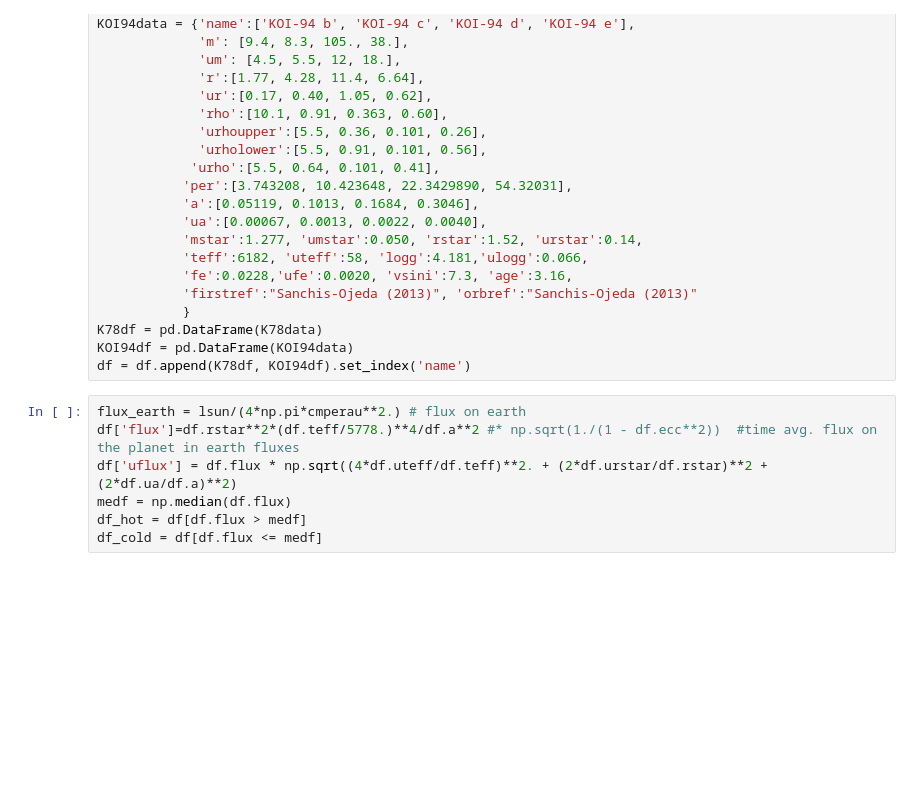
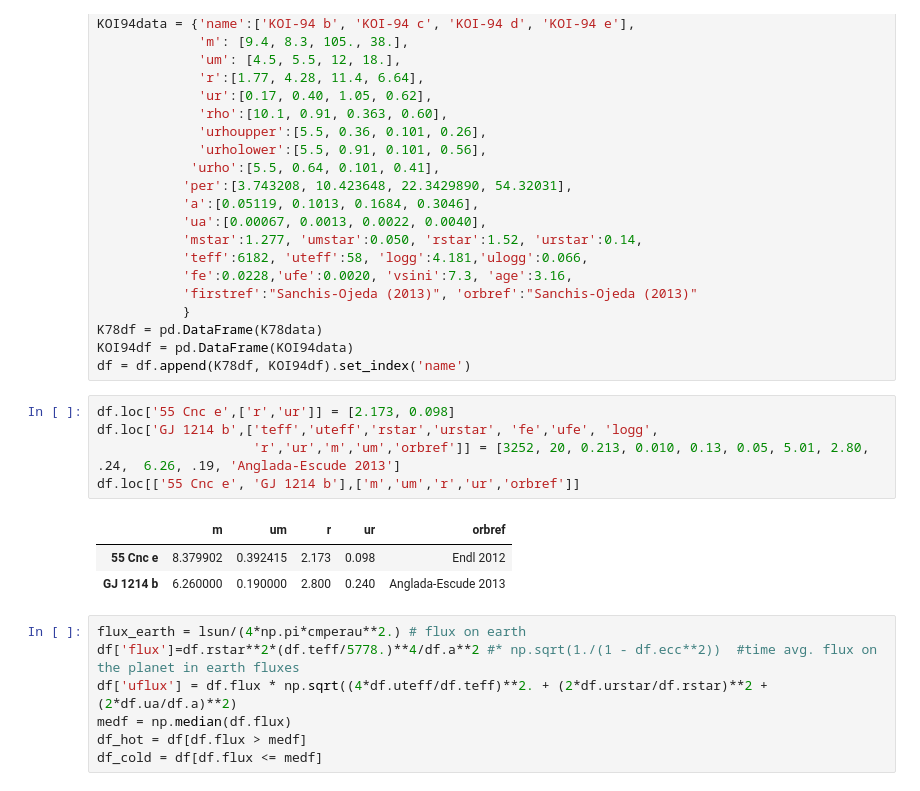
Before and after one commit to sealauren/mrf, a Jupyter notebook: write_exoplanet_table.ipynb, the cells around one changed output. Saved outputs shown, nothing was run; the diff lists cells and outputs as text; blank space fills up the shorter version.

```diff
--- a/write_exoplanet_table.ipynb
+++ b/write_exoplanet_table.ipynb
@@ -153,6 +126,15 @@ KOI94data = {'name':['KOI-94 b', 'KOI-94 c', 'KOI-94 d', 'KOI-94 e'],
 K78df = pd.DataFrame(K78data)
 KOI94df = pd.DataFrame(KOI94data)
 df = df.append(K78df, KOI94df).set_index('name')
+# %%
+df.loc['55 Cnc e',['r','ur']] = [2.173, 0.098]
+df.loc['GJ 1214 b',['teff','uteff','rstar','urstar', 'fe','ufe', 'logg',
+                    'r','ur','m','um','orbref']] = [3252, 20, 0.213, 0.010, 0.13, 0.05, 5.01, 2.80, .24,  6.26, .19, 'Anglada-Escude 2013']
+df.loc[['55 Cnc e', 'GJ 1214 b'],['m','um','r','ur','orbref']]
+# %% [output]
+|  | m | um | r | ur | orbref |
+| 55 Cnc e | 8.379902 | 0.392415 | 2.173 | 0.098 | Endl 2012 |
+| GJ 1214 b | 6.260000 | 0.190000 | 2.800 | 0.240 | Anglada-Escude 2013 |
 # %%
 flux_earth = lsun/(4*np.pi*cmperau**2.) # flux on earth
 df['flux']=df.rstar**2*(df.teff/5778.)**4/df.a**2 #* np.sqrt(1./(1 - df.ecc**2))  #time avg. flux on the planet in earth fluxes
```
Also changed, not shown: parts of 10 cells of this notebook, 4 other files.
